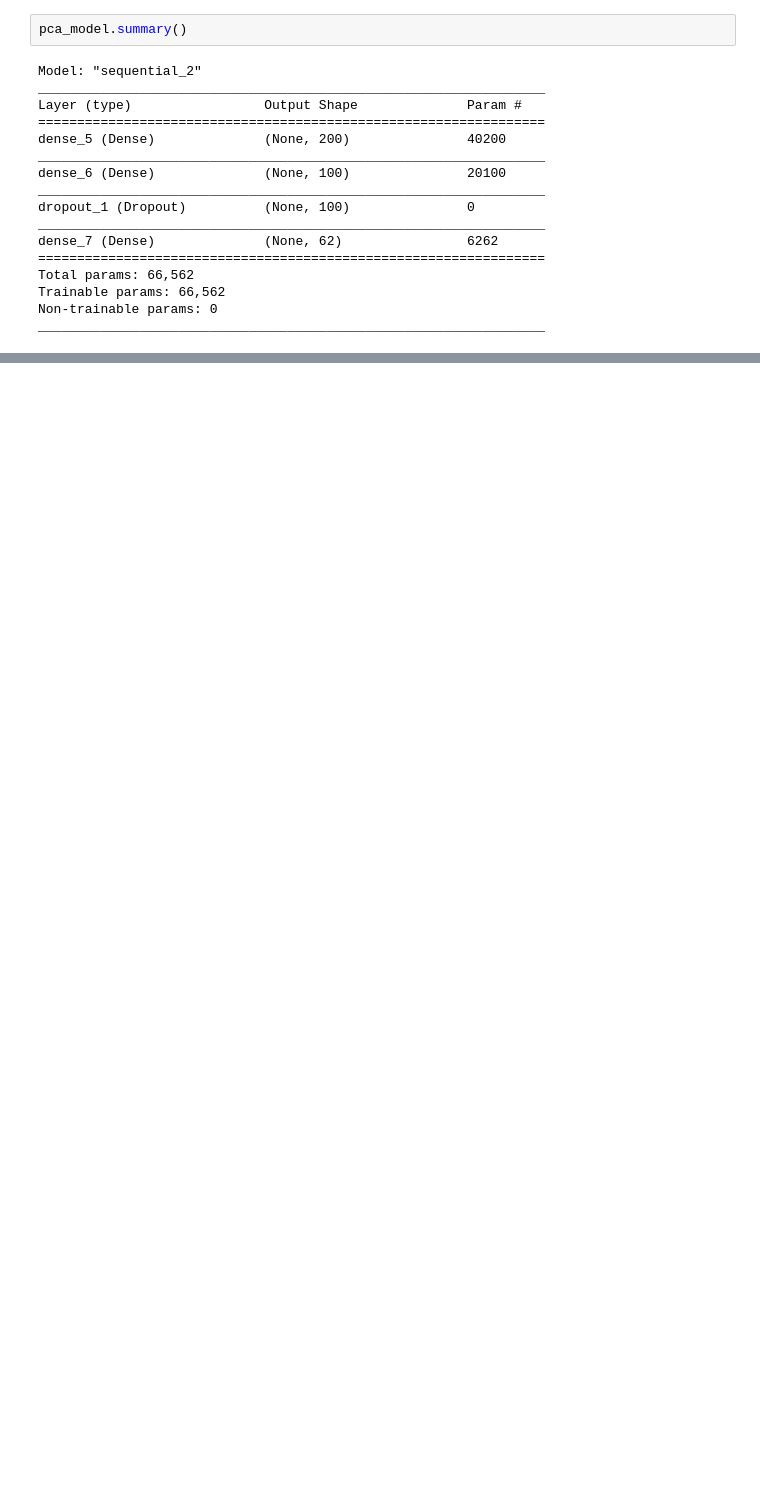
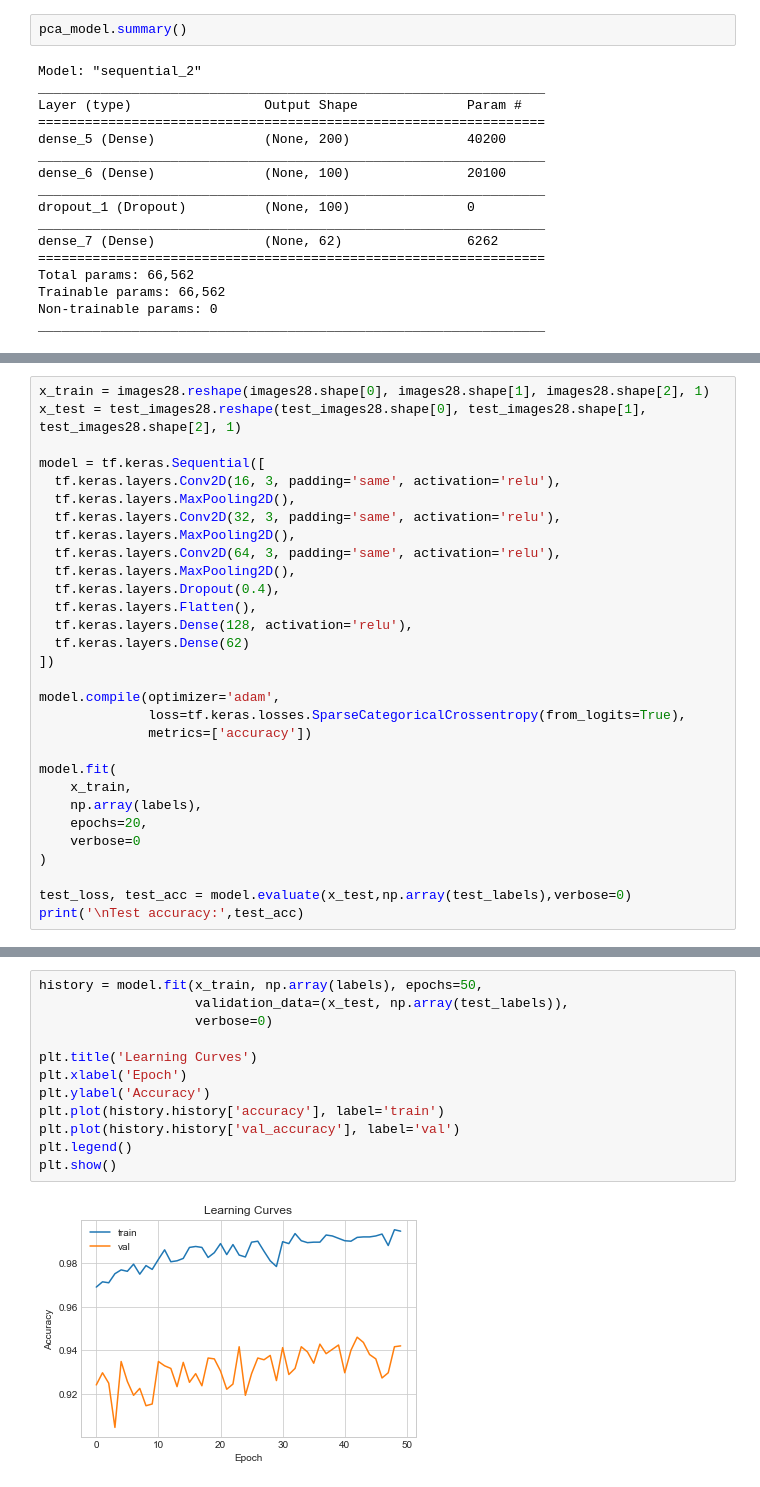
Before and after one commit to NickA-svg/py.tensorflow, a Jupyter notebook: tf_traffic_signs.ipynb, the cells around one changed output, grey strips where cells are left out. Saved outputs shown, nothing was run; the diff lists cells and outputs as text; blank space fills up the shorter version.

```diff
--- a/tf_traffic_signs.ipynb
+++ b/tf_traffic_signs.ipynb
@@ -528,0 +599,30 @@ plt.show()
+# %%
+x_train = images28.reshape(images28.shape[0], images28.shape[1], images28.shape[2], 1)
+x_test = test_images28.reshape(test_images28.shape[0], test_images28.shape[1], test_images28.shape[2], 1)
+
+model = tf.keras.Sequential([
+  tf.keras.layers.Conv2D(16, 3, padding='same', activation='relu'),
+  tf.keras.layers.MaxPooling2D(),
+  tf.keras.layers.Conv2D(32, 3, padding='same', activation='relu'),
+  tf.keras.layers.MaxPooling2D(),
+  tf.keras.layers.Conv2D(64, 3, padding='same', activation='relu'),
+  tf.keras.layers.MaxPooling2D(),
+  tf.keras.layers.Dropout(0.4),
+  tf.keras.layers.Flatten(),
+  tf.keras.layers.Dense(128, activation='relu'),
+  tf.keras.layers.Dense(62)
+])
+
+model.compile(optimizer='adam',
+              loss=tf.keras.losses.SparseCategoricalCrossentropy(from_logits=True),
+              metrics=['accuracy'])
+
+model.fit(
+    x_train,
+    np.array(labels),
+    epochs=20,
+    verbose=0
+)
+
+test_loss, test_acc = model.evaluate(x_test,np.array(test_labels),verbose=0)
+print('\nTest accuracy:',test_acc)
@@ -528,0 +647,14 @@ plt.show()
+# %%
+history = model.fit(x_train, np.array(labels), epochs=50,
+                    validation_data=(x_test, np.array(test_labels)),
+                    verbose=0)
+
+plt.title('Learning Curves')
+plt.xlabel('Epoch')
+plt.ylabel('Accuracy')
+plt.plot(history.history['accuracy'], label='train')
+plt.plot(history.history['val_accuracy'], label='val')
+plt.legend()
+plt.show()
+# %% [output]
+[figure, added]
```
Also changed, not shown: parts of 25 cells of this notebook.
